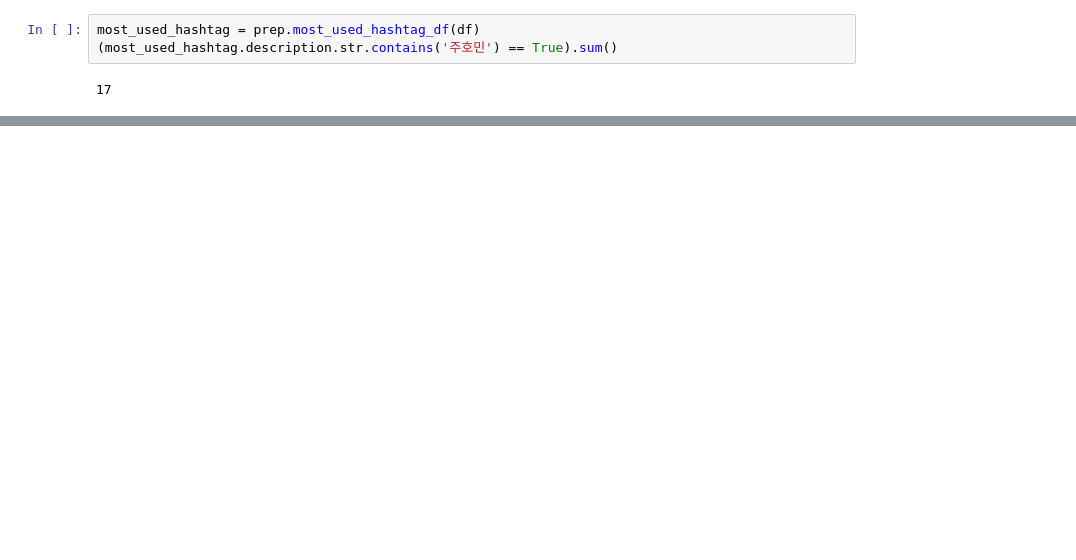
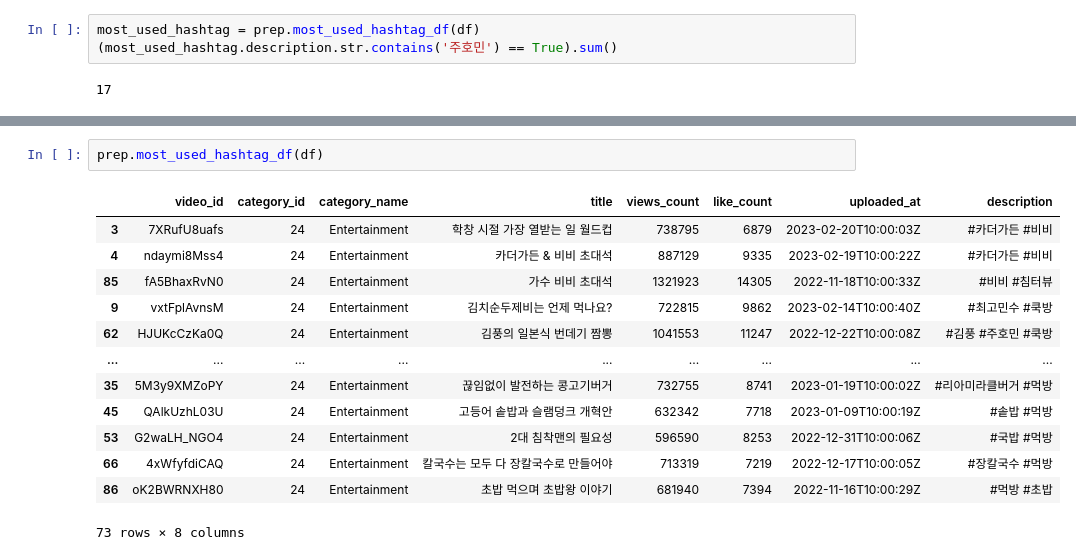
Before and after one commit to kimhyunso/coper-project, a Jupyter notebook: practice_analysis_dowon.ipynb, the cells around one changed output, grey strips where cells are left out. Drawn from its saved outputs; the diff is of its cells as text; blank space fills up the shorter version.

```diff
--- a/practice_analysis_dowon.ipynb
+++ b/practice_analysis_dowon.ipynb
@@ -656,0 +662,16 @@ df.loc[df.description.str.contains('주우재')]
+# %%
+prep.most_used_hashtag_df(df)
+# %% [output]
+|  | video_id | category_id | category_name | title | views_count | like_count | uploaded_at | description |
+| 3 | 7XRufU8uafs | 24 | Entertainment | 학창 시절 가장 열받는 일 월드컵 | 738795 | 6879 | 2023-02-20T10:00:03Z | #카더가든 #비비 |
+| 4 | ndaymi8Mss4 | 24 | Entertainment | 카더가든 & 비비 초대석 | 887129 | 9335 | 2023-02-19T10:00:22Z | #카더가든 #비비 |
+| 85 | fA5BhaxRvN0 | 24 | Entertainment | 가수 비비 초대석 | 1321923 | 14305 | 2022-11-18T10:00:33Z | #비비 #침터뷰 |
+| 9 | vxtFplAvnsM | 24 | Entertainment | 김치순두제비는 언제 먹나요? | 722815 | 9862 | 2023-02-14T10:00:40Z | #최고민수 #쿡방 |
+| 62 | HJUKcCzKa0Q | 24 | Entertainment | 김풍의 일본식 번데기 짬뽕 | 1041553 | 11247 | 2022-12-22T10:00:08Z | #김풍 #주호민 #쿡방 |
+| ... | ... | ... | ... | ... | ... | ... | ... | ... |
+| 35 | 5M3y9XMZoPY | 24 | Entertainment | 끊임없이 발전하는 콩고기버거 | 732755 | 8741 | 2023-01-19T10:00:02Z | #리아미라클버거 #먹방 |
+| 45 | QAlkUzhL03U | 24 | Entertainment | 고등어 솥밥과 슬램덩크 개혁안 | 632342 | 7718 | 2023-01-09T10:00:19Z | #솥밥 #먹방 |
+| 53 | G2waLH_NGO4 | 24 | Entertainment | 2대 침착맨의 필요성 | 596590 | 8253 | 2022-12-31T10:00:06Z | #국밥 #먹방 |
+| 66 | 4xWfyfdiCAQ | 24 | Entertainment | 칼국수는 모두 다 장칼국수로 만들어야 | 713319 | 7219 | 2022-12-17T10:00:05Z | #장칼국수 #먹방 |
+| 86 | oK2BWRNXH80 | 24 | Entertainment | 초밥 먹으며 초밥왕 이야기 | 681940 | 7394 | 2022-11-16T10:00:29Z | #먹방 #초밥 |
+73 rows × 8 columns
```
Also changed, not shown: parts of 7 cells of this notebook, 1 other file.
